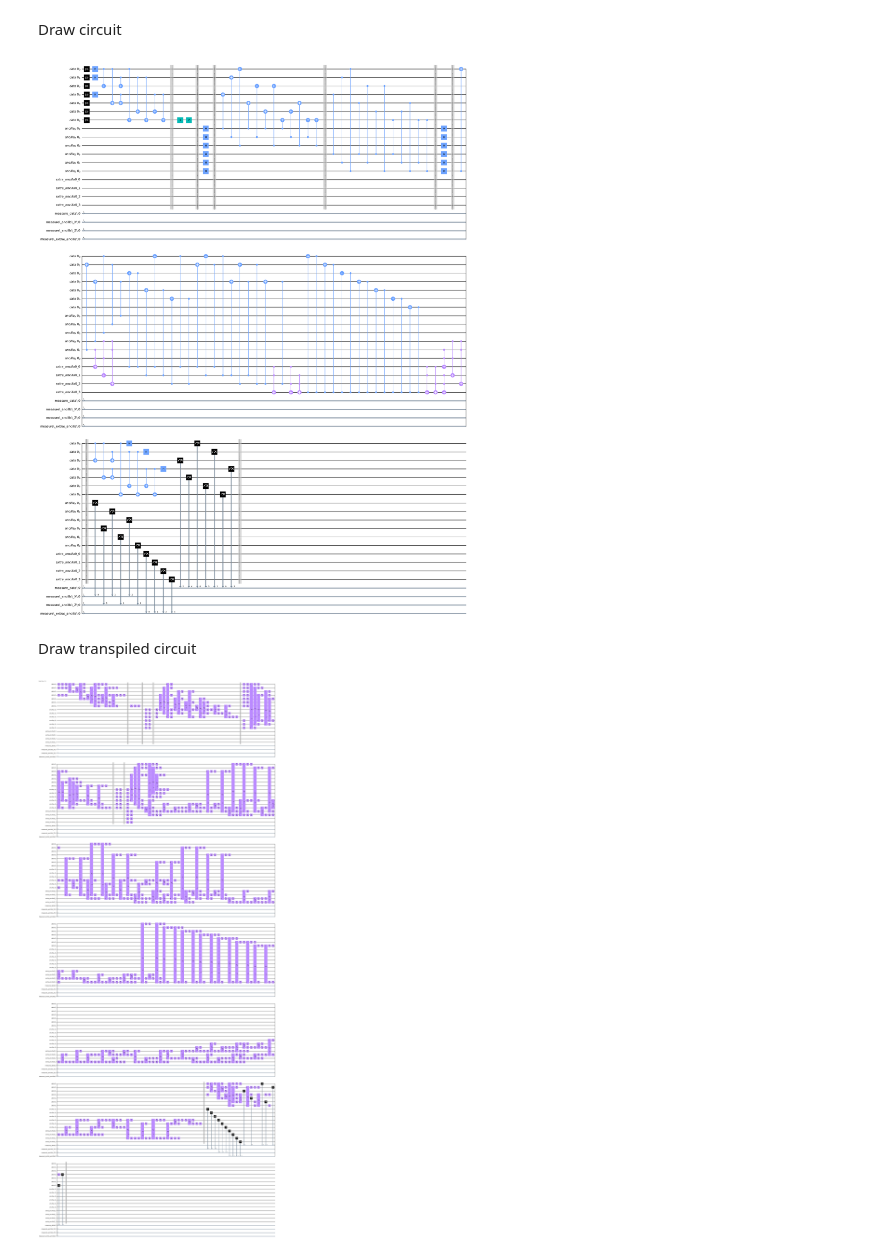
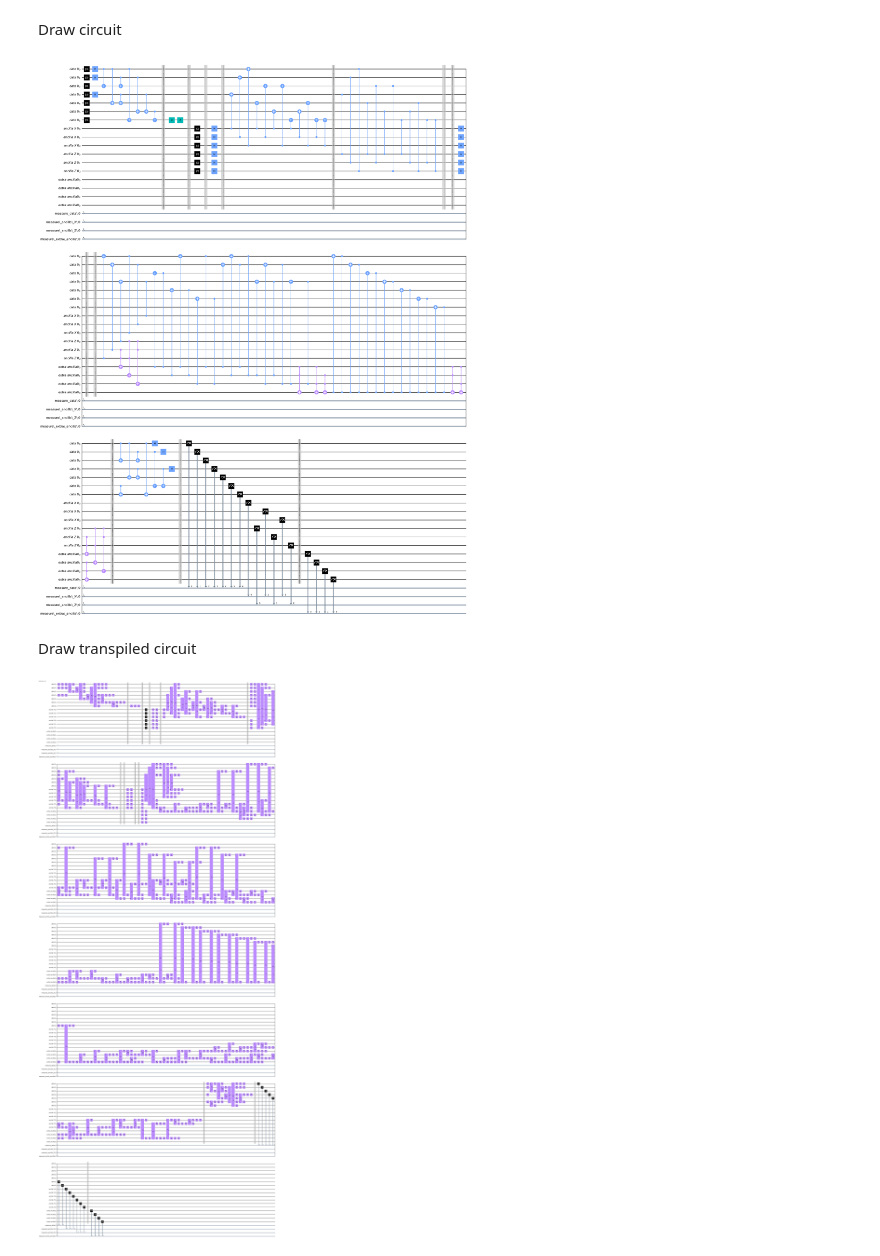
Before and after one commit to goldsmdn/SteaneCode, a Jupyter notebook: Steane_Code_decoding_no_noise.ipynb, the cells around one changed output. Saved outputs shown, nothing was run; the diff lists cells and outputs as text; code cells hidden in the pictures.

Commit message:
#40 Final version of decoding circuit without noise.

```diff
--- a/Steane_Code_decoding_no_noise.ipynb
+++ b/Steane_Code_decoding_no_noise.ipynb
@@ -50,10 +52,10 @@ FAIL_Z = True   #Introduce a Pauli Z failure in one bit
 
 ERROR_REDUCTION = 1
 NOISE = False                                             #Test with noise
-SHOTS = 10                                                #Number of shots to run
+SHOTS = 100                                               #Number of shots to run
 MEASURE_NOISE = 0.0046 * ERROR_REDUCTION                  #Measurement noise not relevant
 SINGLE_GATE_DEPOLARISING = 0.000366 * ERROR_REDUCTION     #Single gate noise
-TWO_GATE_DEPOLARISING = 0.0204 * ERROR_REDUCTION           #Two gate noise
+TWO_GATE_DEPOLARISING = 0.022 * ERROR_REDUCTION           #Two gate noise
 
 SIMULATOR = Aer.get_backend('qasm_simulator')
 # %% [markdown]
@@ -64,0 +63,3 @@ parity_check_matrix = [[0,0,0,1,1,1,1],
+# %%
+parity_check_matrix = get_parity_check_matrix()
+print(parity_check_matrix)
@@ -75,0 +70,3 @@ codewords = [[0,0,0,0,0,0,0],
+# %%
+codewords = get_codewords()
+print(codewords)
@@ -81,7 +80,7 @@ The error decoding circuit is added to the encoding circuit, the ancilla and the
 
 After error correction we always expect an error rate of zero as there is no noise.
 # %%
-valid_codeword = [[0,0,0,0,0,0,0]]
+valid_codeword = ['0000000']
 for mct in [True, False]:
     if mct:
         print('MCT gates used')
@@ -108,10 +107,11 @@ for mct in [True, False]:
             qubit.correct_errors()
         qubit.barrier()
         qubit.decode()
+        qubit.barrier()
         if NOISE:
             noise_model = get_noise(MEASURE_NOISE, SINGLE_GATE_DEPOLARISING, TWO_GATE_DEPOLARISING)
-        qubit.logical_measure()
-        qubit.barrier()
+        qubit.logical_measure_data()
+        qubit.logical_measure_ancilla()
         qt = transpile(qubit, basis_gates = BASIS_GATE_SET)
         if NOISE:
             result = execute(qt, SIMULATOR, noise_model = noise_model, shots = SHOTS).result()
@@ -121,9 +121,9 @@ for mct in [True, False]:
         print(f'Results for error introduced on qubit index {index}')
         print ('The simulated result after error correction are', counts)
         if mct:
-            count_valid, count_invalid = count_valid_output_strings(counts, valid_codeword, 2)
+            count_valid, count_invalid, _ = count_valid_output_strings(counts, valid_codeword, 2)
         else:
-            count_valid, count_invalid = count_valid_output_strings(counts, valid_codeword, 3)
+            count_valid, count_invalid, _ = count_valid_output_strings(counts, valid_codeword, 3)
         error_rate = count_invalid / SHOTS
         print(f'The error rate is {error_rate:.4f}')
         print()
@@ -148,12 +148,12 @@ The error rate is 0.0000
 # %% [markdown]
 Draw circuit
 # %%
-qubit.draw(output = 'mpl', filename = 'Steane_code_error_correction_circuit.jpg', fold = 45)
+qubit.draw(output = 'mpl', filename = './circuits/Steane_code_circuit.jpg', fold = 45)
 # %% [output]
-[figure, old version]
+[figure, new version]
 # %% [markdown]
 Draw transpiled circuit
 # %%
-qt.draw(output = 'mpl', filename = 'Steane_code_error_correction_circuit_transpiled.jpg', fold = 60)
+qt.draw(output = 'mpl', filename = './circuits/Steane_code_circuit_transpiled.jpg', fold = 60)
 # %% [output]
-[figure, old version]
+[figure, new version]
```
Also changed, not shown: parts of 6 cells of this notebook.
